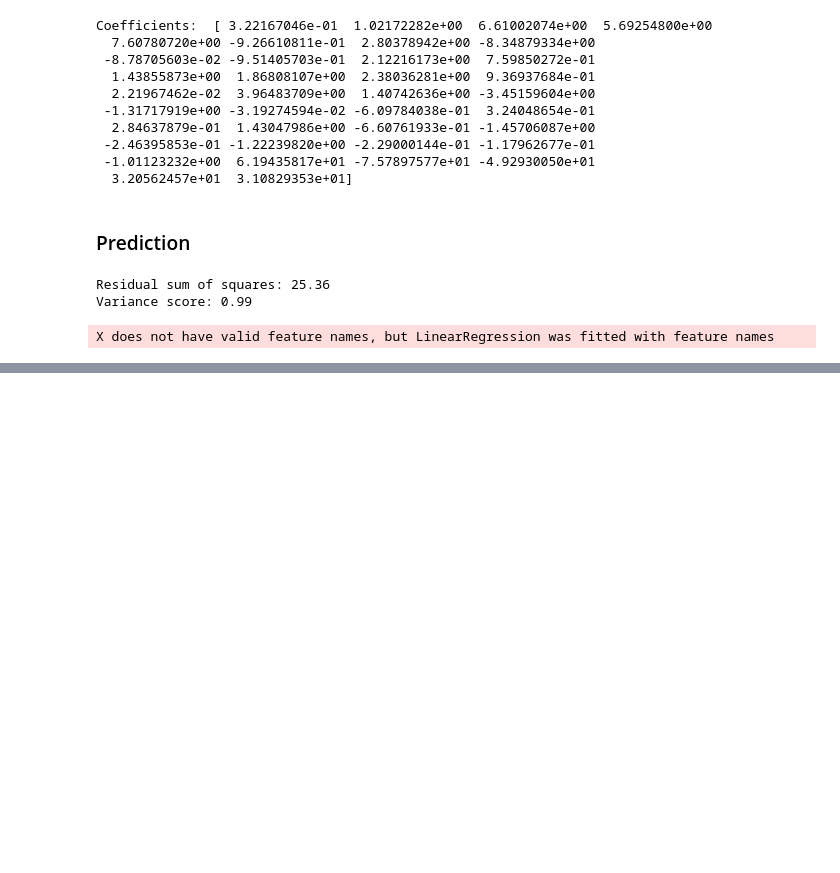
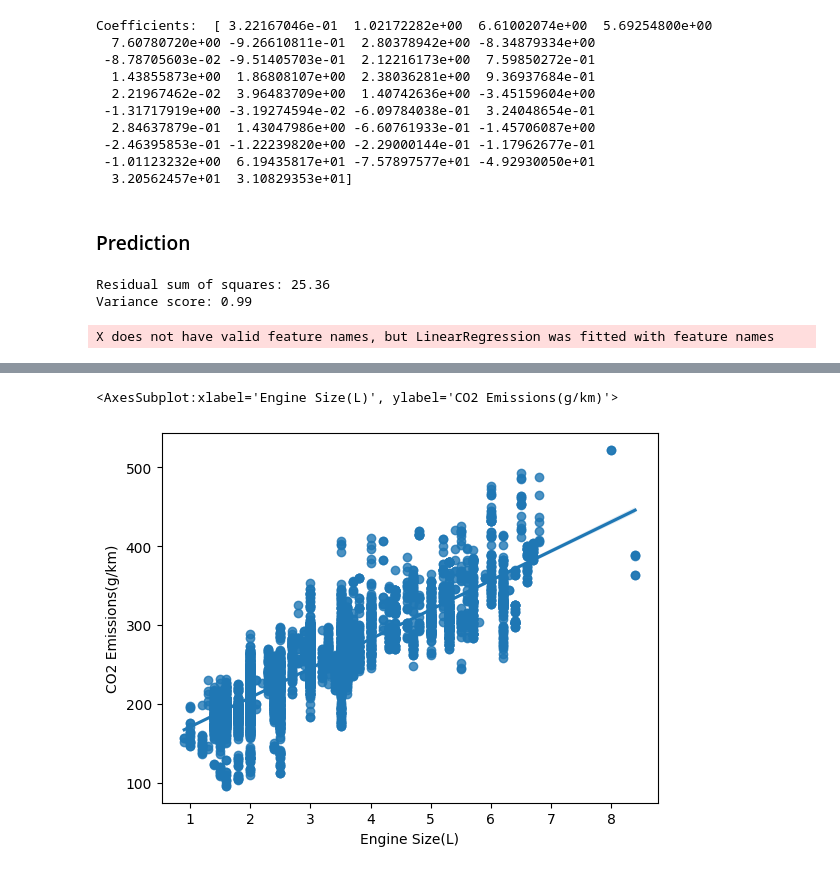
Before and after one commit to Gabecodex/Cars_Emisions_Canada, a Jupyter notebook: notebook.ipynb, the cells around one changed output, grey strips where cells are left out. Drawn from its saved outputs; the diff is of its cells as text; code cells hidden in the pictures; blank space fills up the shorter version.

```diff
--- a/notebook.ipynb
+++ b/notebook.ipynb
@@ -279,0 +286,5 @@ X does not have valid feature names, but LinearRegression was fitted with featur
+# %%
+sns.regplot(x = "Engine Size(L)", y = 'CO2 Emissions(g/km)', data= df2)
+# %% [output]
+<AxesSubplot:xlabel='Engine Size(L)', ylabel='CO2 Emissions(g/km)'>
+[figure, added]
```
Also changed, not shown: parts of 2 cells of this notebook.
